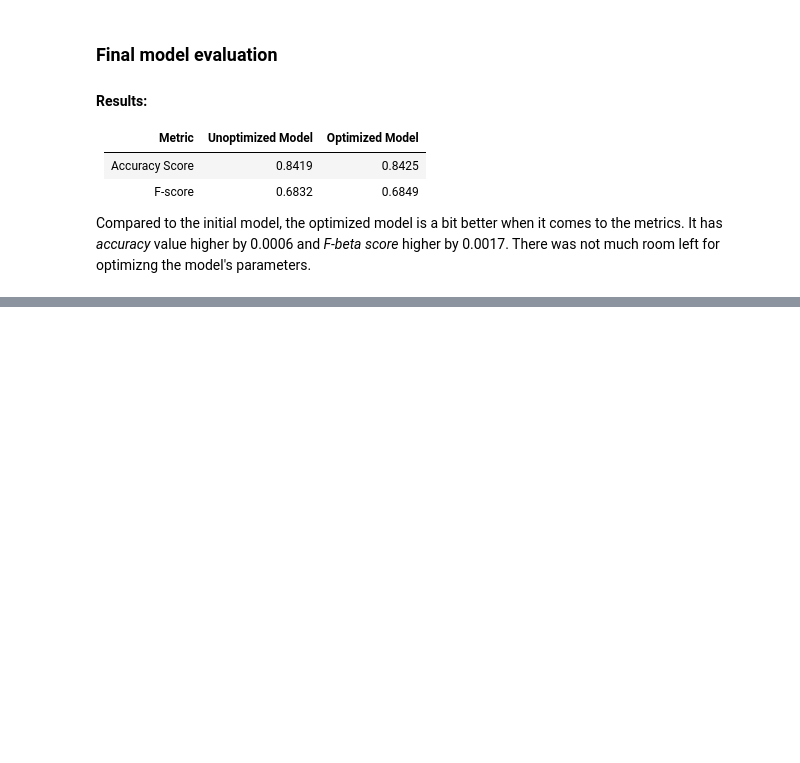
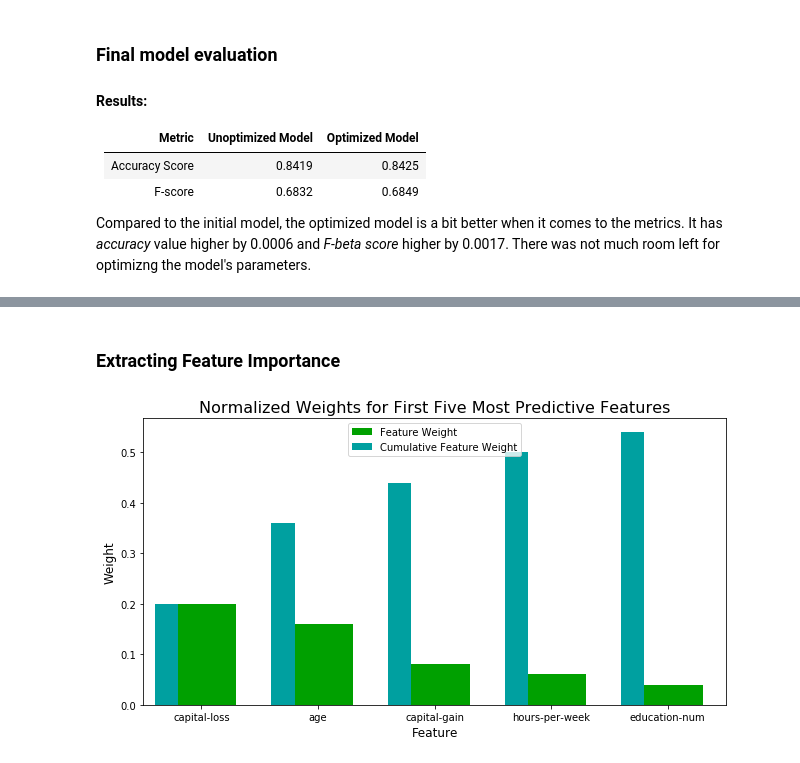
Before and after one commit to vicksam/finding-donors, a Jupyter notebook: finding-donors.ipynb, the cells around one changed output, grey strips where cells are left out. Saved outputs shown, nothing was run; the diff lists cells and outputs as text; code cells hidden in the pictures; blank space fills up the shorter version.

Commit message:
Extract feature importance

```diff
--- a/finding-donors.ipynb
+++ b/finding-donors.ipynb
@@ -433,0 +446,17 @@ Compared to the initial model, the optimized model is a bit better when it comes
+# %% [markdown]
+### Extracting Feature Importance
+# %%
+# Import a supervised learning model that has 'feature_importances_'
+from sklearn.ensemble import AdaBoostClassifier
+
+# Train the supervised model on the training set
+model = AdaBoostClassifier()
+model.fit(X_train, y_train)
+
+# Extract the feature importances using .feature_importances_
+importances = model.feature_importances_
+
+# Plot
+vs.feature_plot(importances, X_train, y_train)
+# %% [output]
+[figure, added]
```
Also changed, not shown: parts of 2 cells of this notebook.
